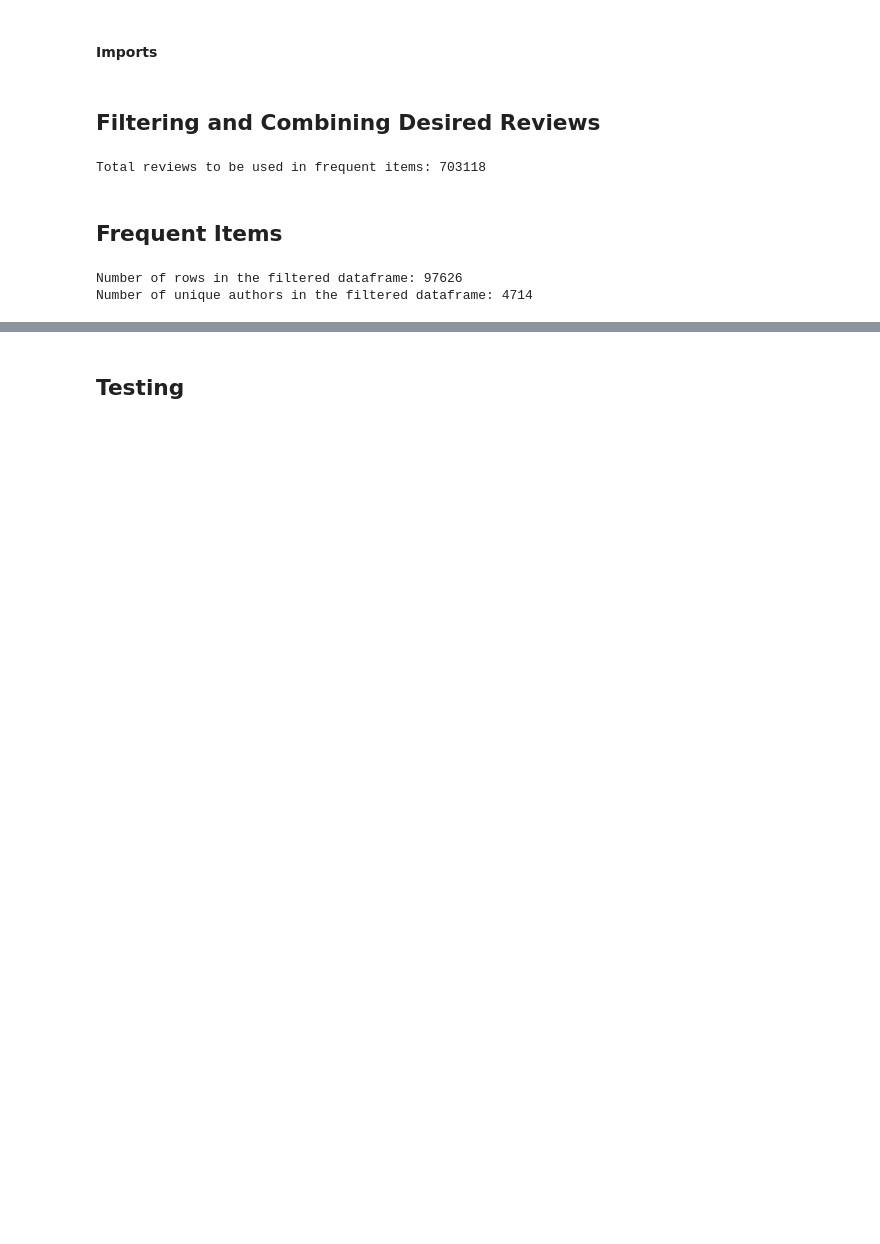
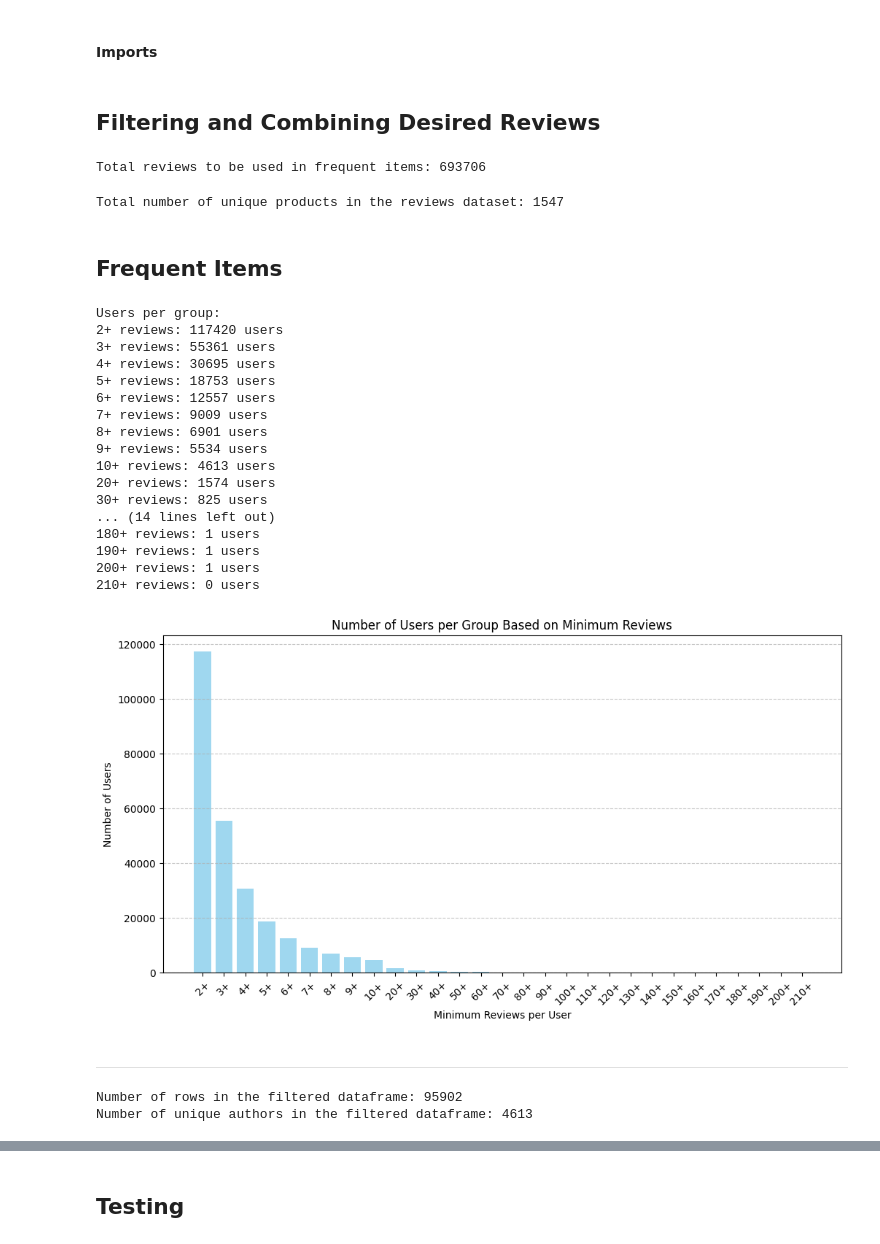
Before and after one commit to raquelmdtum/CTDS-Final-Project, a Jupyter notebook: frequent_itemsets.ipynb, the cells around one changed output, grey strips where cells are left out. Cells and saved outputs as stored; diff of their text form; code cells hidden in the pictures; blank space fills up the shorter version.

```diff
--- a/frequent_itemsets.ipynb
+++ b/frequent_itemsets.ipynb
@@ -14,18 +16,74 @@ combined_reviews_df = pd.read_csv('processed_data/combined_reviews.csv', encodin
 frequent_items_reviews = combined_reviews_df[combined_reviews_df['rating'].isin([4, 5])]
 
 # Load the positive reviews from the sentiment analysis on the 3-star reviews
-positive_reviews_df = pd.read_csv('processed_data/positive_reviews.csv', encoding='utf-8', engine='python')
+positive_reviews_df = pd.read_csv('processed_data/3_star_positive_reviews.csv', encoding='utf-8', engine='python')
 
 # Combine the filtered 4 and 5-star reviews with the 3-star positive reviews
 frequent_items_reviews = pd.concat([frequent_items_reviews, positive_reviews_df], ignore_index=True)
 
 print(f"Total reviews to be used in frequent items: {len(frequent_items_reviews)}")
 # %% [output]
-Total reviews to be used in frequent items: 703118
+Total reviews to be used in frequent items: 693706
+# %%
+# Check how many unique products there are based on 'product_id'
+unique_products_count = frequent_items_reviews['product_id'].nunique()
+
+# Pretty printing the result
+print(f"Total number of unique products in the reviews dataset: {unique_products_count}")
+# %% [output]
+Total number of unique products in the reviews dataset: 1547
 # %% [markdown]
 ## Frequent Items
+# %%
+# Step 1: Aggregate reviews by user
+user_review_counts = frequent_items_reviews.groupby('author_id')['product_id'].nunique()
+
+# Step 2: Define thresholds for grouping
+thresholds = list(range(2, 11)) + [20, 30] + list(range(40, user_review_counts.max() + 10, 10))
+
+# Step 3: Count users per group
+users_per_group = []
+
+for t in thresholds:
+    count = (user_review_counts >= t).sum()
+    users_per_group.append(count)
+
+# Step 4: Display results
+print("Users per group:")
+for t, count in zip(thresholds, users_per_group):
+    print(f"{t}+ reviews: {count} users")
+
+plt.figure(figsize=(12, 6))
+plt.bar([str(t) + "+" for t in thresholds], users_per_group, color="skyblue", alpha=0.8)
+plt.title("Number of Users per Group Based on Minimum Reviews")
+plt.xlabel("Minimum Reviews per User")
+plt.ylabel("Number of Users")
+plt.xticks(rotation=45)
+plt.grid(axis='y', linestyle='--', alpha=0.7)
+plt.show()
+# %% [output]
+Users per group:
+2+ reviews: 117420 users
+3+ reviews: 55361 users
+4+ reviews: 30695 users
+5+ reviews: 18753 users
+6+ reviews: 12557 users
+7+ reviews: 9009 users
+8+ reviews: 6901 users
+9+ reviews: 5534 users
+10+ reviews: 4613 users
+20+ reviews: 1574 users
+30+ reviews: 825 users
+... (14 lines left out)
+180+ reviews: 1 users
+190+ reviews: 1 users
+200+ reviews: 1 users
+210+ reviews: 0 users
+[figure, added]
+# %% [markdown]
+_____
 # %%
-# Selecting users with at least 10 reviews
+# Selecting users with 10+ reviews
 filtered_df = frequent_items_reviews.groupby('author_id').filter(lambda x: x['product_id'].nunique() > 9)
 
 # Display the filtered DataFrame
@@ -33,8 +91,8 @@ print(f"Number of rows in the filtered dataframe: {len(filtered_df)}")
 print(f"Number of unique authors in the filtered dataframe: {len(set(filtered_df['author_id']))}")
 #set(filtered_df['author_id'])
 # %% [output]
-Number of rows in the filtered dataframe: 97626
-Number of unique authors in the filtered dataframe: 4714
+Number of rows in the filtered dataframe: 95902
+Number of unique authors in the filtered dataframe: 4613
 # %%
 # Combining all the products reviewed for each person in the dataset
 selected_columns = filtered_df[['author_id', 'product_id']]
```
Also changed, not shown: parts of 11 cells of this notebook, 11 other files.
